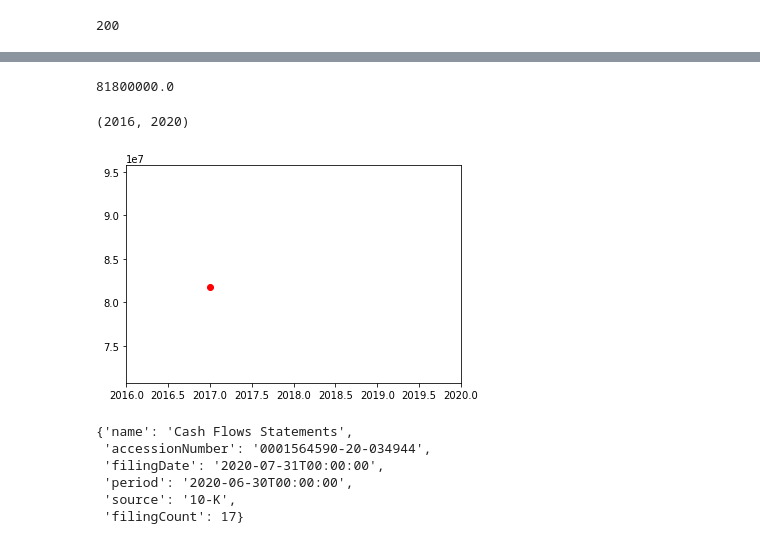
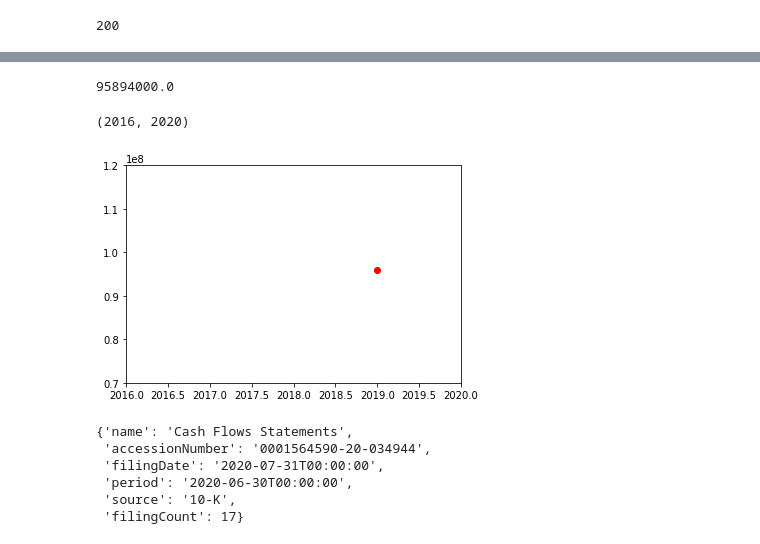
Before and after one commit to faithlierheimer/BCorpsAnalysis, a Jupyter notebook: Scratch Work--BCorps.ipynb, the cells around one changed output, grey strips where cells are left out. Saved outputs shown, nothing was run; the diff lists cells and outputs as text; code cells hidden in the pictures.

```diff
--- a/Scratch Work--BCorps.ipynb
+++ b/Scratch Work--BCorps.ipynb
@@ -295,6 +295,12 @@ response.code
 ########### Python 3.2 #############
 import http.client, urllib.request, urllib.parse, urllib.error, base64
 # api_key = '862c747482f3448c9d171c57c45ff917'
+# data = []
+# attributes = []
+# result = []
+# NetIncomeLoss = []
+# filingOrder=['1','2','3','4','5','6','7','8','9']
+
 headers = {
     # Request headers
     'Ocp-Apim-Subscription-Key': '862c747482f3448c9d171c57c45ff917',
@@ -302,19 +308,26 @@ headers = {
 
 params = urllib.parse.urlencode({
     # Request parameters
+#     for i in filingOrder:
     'formType': '10-K',
-    'filingOrder': '2',
+    'filingOrder': '0',
 })
-ticker='ETSY'
+ticker='LAUR'
+
 try:
+
     conn = http.client.HTTPSConnection('services.last10k.com')
     conn.request("GET", f"/v1/company/{ticker}/cashflows?%s" % params, "{body}", headers)
     response = conn.getresponse()
-    data = response.read().decode('utf-8')
-    print(data)
+    info_data = response.read().decode('utf-8')
+    print(info_data)
     conn.close()
+#
 except Exception as e:
     print("[Errno {0}] {1}".format(e.errno, e.strerror))
+# for info in info_data:
+#         data.append(info_data['data'])
+#         attributes.append(info_data['attributes'])
 
 ####################################
 # print(data['meta'][0])
@@ -323,7 +349,7 @@ except Exception as e:
 # %%
 import ast
 # my_string = "{'result':'val','key2':2}"
-my_dict = ast.literal_eval(data)
+my_dict = ast.literal_eval(info_data)
 net_income = my_dict['data']['attributes']['result']['NetIncomeLoss']
 filing_date = my_dict['data']
 filingPeriod = my_dict['data']['attributes']['filing']['period']
@@ -334,15 +360,15 @@ filing_year = int(filing_year)
 net_income
 # filing_year
 # %% [output]
-81800000.0
+95894000.0
 # %%
 plt.scatter(filing_year, net_income, color = 'r')
-plt.ylim((70764000,95764000))
+plt.ylim((70000000,120000000))
 plt.xlim((2016,2020))
 # companies.head()
 # %% [output]
 (2016, 2020)
-[figure, old version]
+[figure, new version]
 # %%
 filingPeriod = my_dict['data']['attributes']['filing']
 filingPeriod
```
Also changed, not shown: parts of 2 cells of this notebook.
